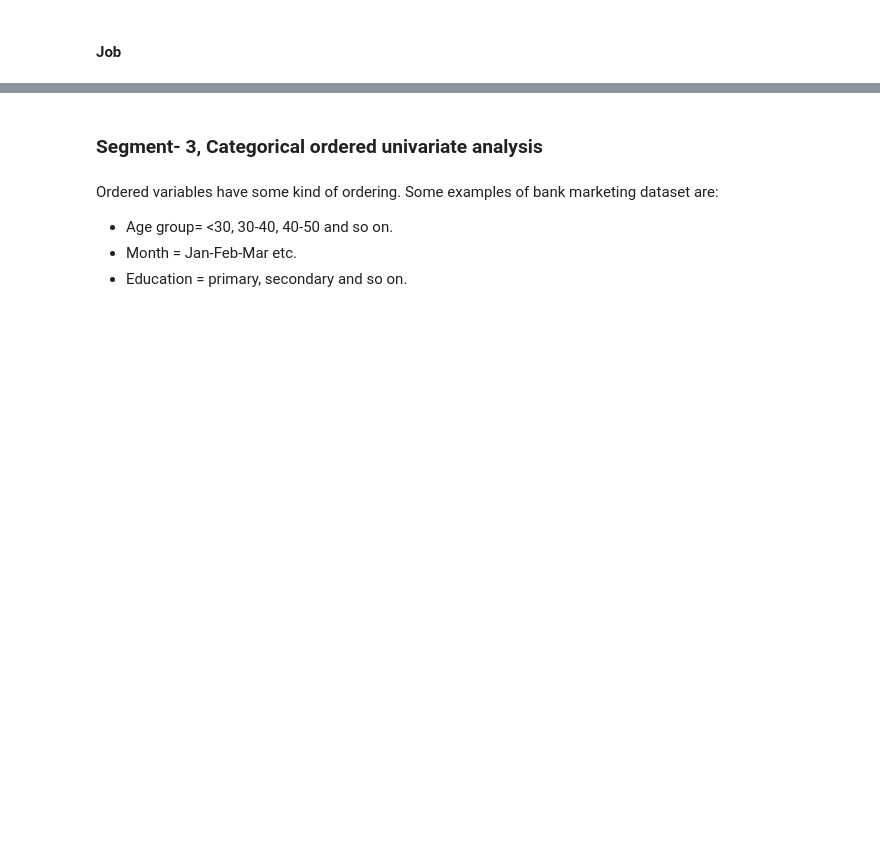
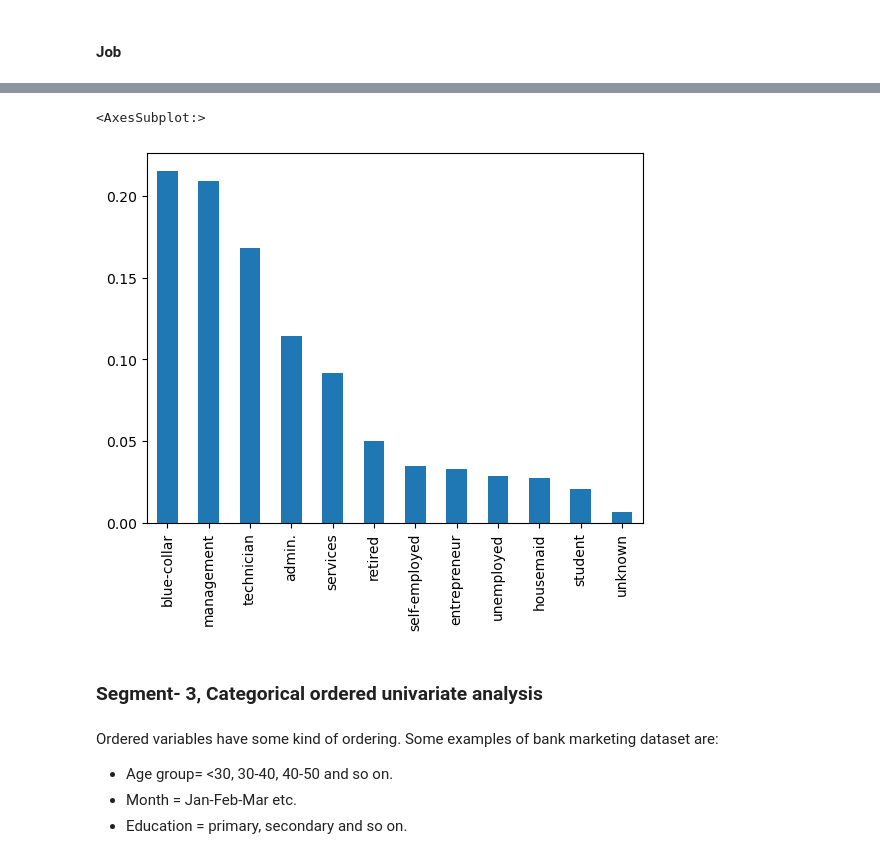
Before and after one commit to Ashik-Mohammed-S/EDA, a Jupyter notebook: Bank+Marketing+Campaign_EDA-blank+notebook.ipynb, the cells around one changed output, grey strips where cells are left out. Saved outputs shown, nothing was run; the diff lists cells and outputs as text; code cells hidden in the pictures; blank space fills up the shorter version.

```diff
--- a/Bank+Marketing+Campaign_EDA-blank+notebook.ipynb
+++ b/Bank+Marketing+Campaign_EDA-blank+notebook.ipynb
@@ -519,5 +544,9 @@ Unordered data do not have the notion of high-low, more-less etc. Example:
 # %%
 #plot the bar graph of percentage job categories
+inp1.job.value_counts(normalize=True).plot.bar()
+# %% [output]
+<AxesSubplot:>
+[figure, added]
 # %% [markdown]
 ### Segment- 3, Categorical ordered univariate analysis
 # %% [markdown]
```
Also changed, not shown: parts of 3 cells of this notebook.
